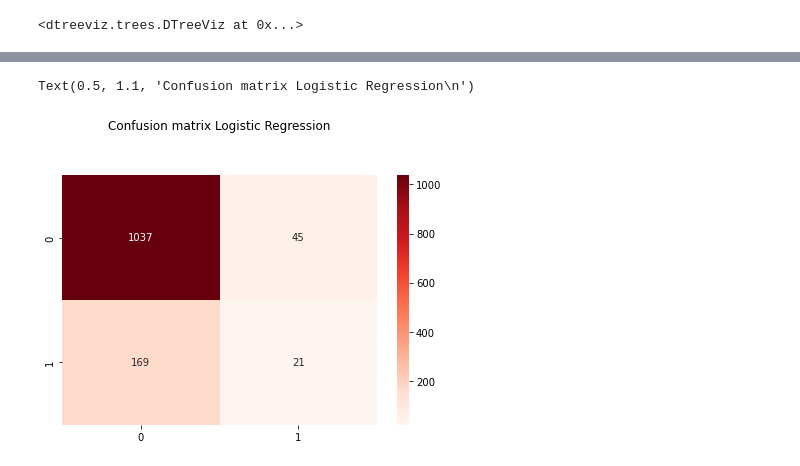
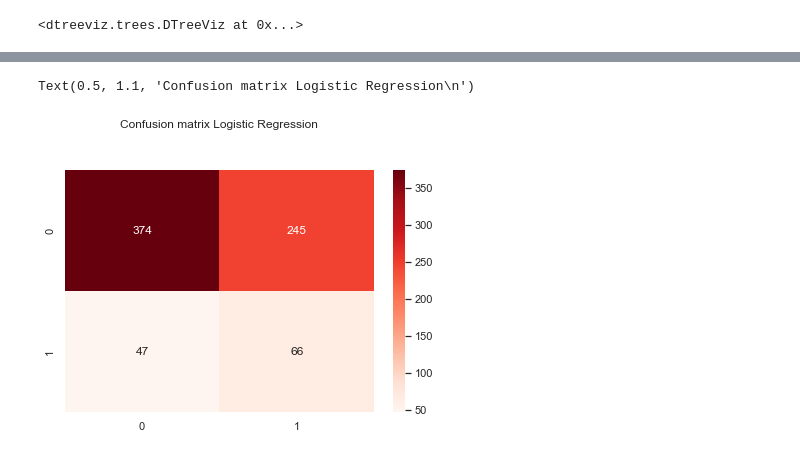
Before and after one commit to lorenzlorg/Big-Data-MAPR-project, a Jupyter notebook: Esercizio Classificazione.ipynb, the cells around one changed output, grey strips where cells are left out. Drawn from its saved outputs; the diff is of its cells as text; code cells hidden in the pictures.

```diff
--- a/Esercizio Classificazione.ipynb
+++ b/Esercizio Classificazione.ipynb
@@ -550,0 +524,9 @@ data_features.head()
+# %%
+# per la logistic regression è necessario scaling
+from sklearn.preprocessing import StandardScaler
+scaler = StandardScaler()
+# X = scaler.fit_transform(X)
+
+# eventualmente da fare dopo split
+X_train = scaler.fit_transform(X_train)
+X_test = scaler.transform(X_test)
@@ -550,0 +535,3 @@ data_features.head()
+# %%
+# gestione class imbalance
+X_train_miss, y_train_miss = nr.fit_sample(X_train, y_train.ravel())
@@ -550,0 +540,11 @@ data_features.head()
+# %%
+from sklearn.metrics import confusion_matrix
+from sklearn.metrics import accuracy_score
+from sklearn.metrics import f1_score
+from sklearn.metrics import recall_score
+from sklearn.metrics import precision_score
+from sklearn.metrics import roc_curve
+from sklearn.metrics import roc_auc_score
+from sklearn.linear_model import LogisticRegression
+
+mod = LogisticRegression().fit(X_train_miss, y_train_miss)
@@ -550,0 +553,2 @@ data_features.head()
+# %%
+pred = mod.predict(X_test)
@@ -597,12 +578,12 @@ Please also refer to the documentation for alternative solver options:
 # %%
 # plotting confusion matrix LogReg
 
-cnf_matrix_log = confusion_matrix(y_test, normalized_df_reg_pred)
+cnf_matrix_log = confusion_matrix(y_test, pred)
 
 sns.heatmap(pd.DataFrame(cnf_matrix_log), annot=True,cmap="Reds" , fmt='g')
 ax.xaxis.set_label_position("top")
 plt.tight_layout()
 plt.title('Confusion matrix Logistic Regression\n', y=1.1)
 # %% [output]
 Text(0.5, 1.1, 'Confusion matrix Logistic Regression\n')
-[figure, old version]
+[figure, new version]
```
Also changed, not shown: parts of 44 cells of this notebook, 1 other file.
